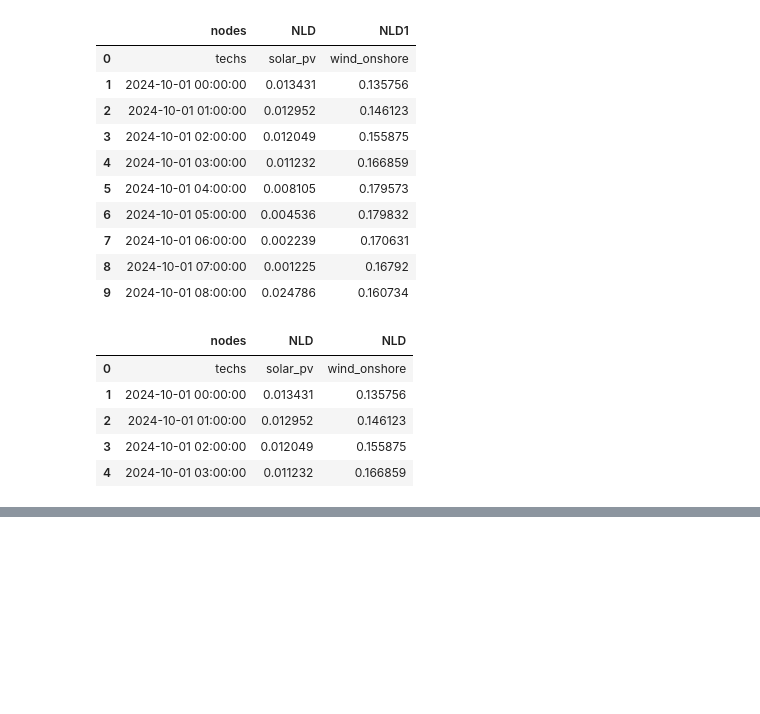
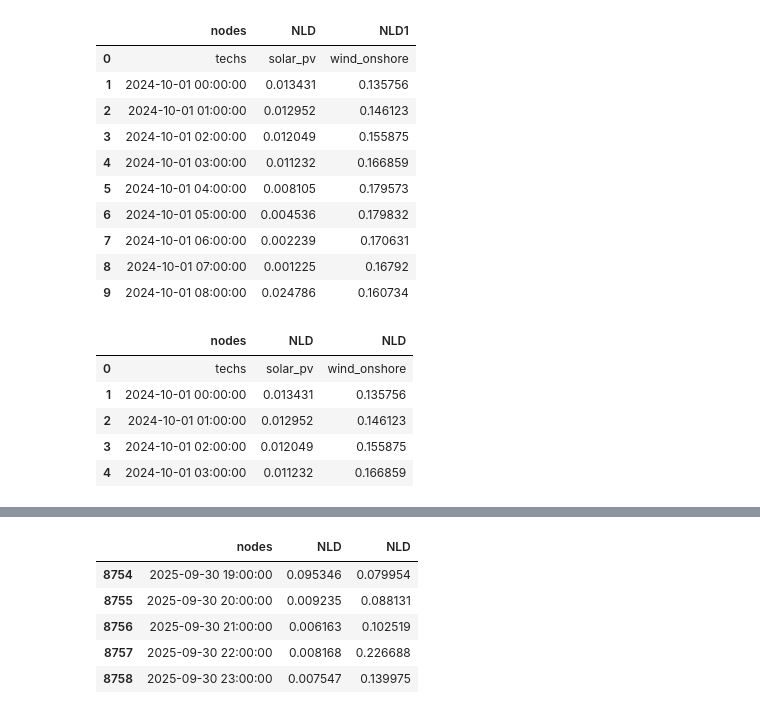
Before and after one commit to Yao10161016/electricity-market-dispatch-model-spain, a Jupyter notebook: calliope_model/model/input_data_tables/data_clean.ipynb, the cells around one changed output, grey strips where cells are left out. Saved outputs shown, nothing was run; the diff lists cells and outputs as text; code cells hidden in the pictures; blank space fills up the shorter version.

```diff
--- a/calliope_model/model/input_data_tables/data_clean.ipynb
+++ b/calliope_model/model/input_data_tables/data_clean.ipynb
@@ -361,3 +368,14 @@ renewables_final_year.head()
+# %%
+# delete last row of renewables_final_year
+renewables_final_year = renewables_final_year[:-1]
+renewables_final_year.tail()
+# %% [output]
+|  | nodes | NLD | NLD |
+| 8754 | 2025-09-30 19:00:00 | 0.095346 | 0.079954 |
+| 8755 | 2025-09-30 20:00:00 | 0.009235 | 0.088131 |
+| 8756 | 2025-09-30 21:00:00 | 0.006163 | 0.102519 |
+| 8757 | 2025-09-30 22:00:00 | 0.008168 | 0.226688 |
+| 8758 | 2025-09-30 23:00:00 | 0.007547 | 0.139975 |
 # %%
 # Save to new CSV
 renewables_final_year.to_csv("./renewables_year.csv", index=False)
```
Also changed, not shown: parts of 2 cells of this notebook, 1 other file.
